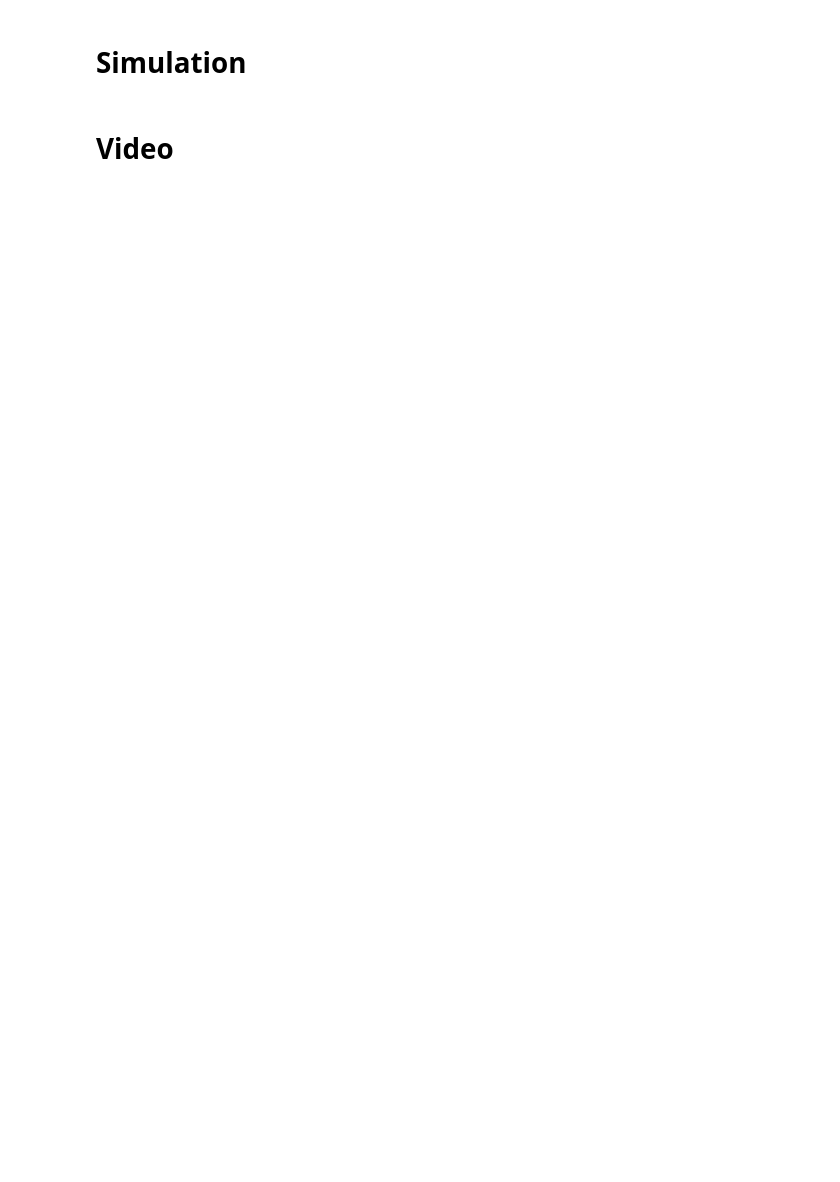
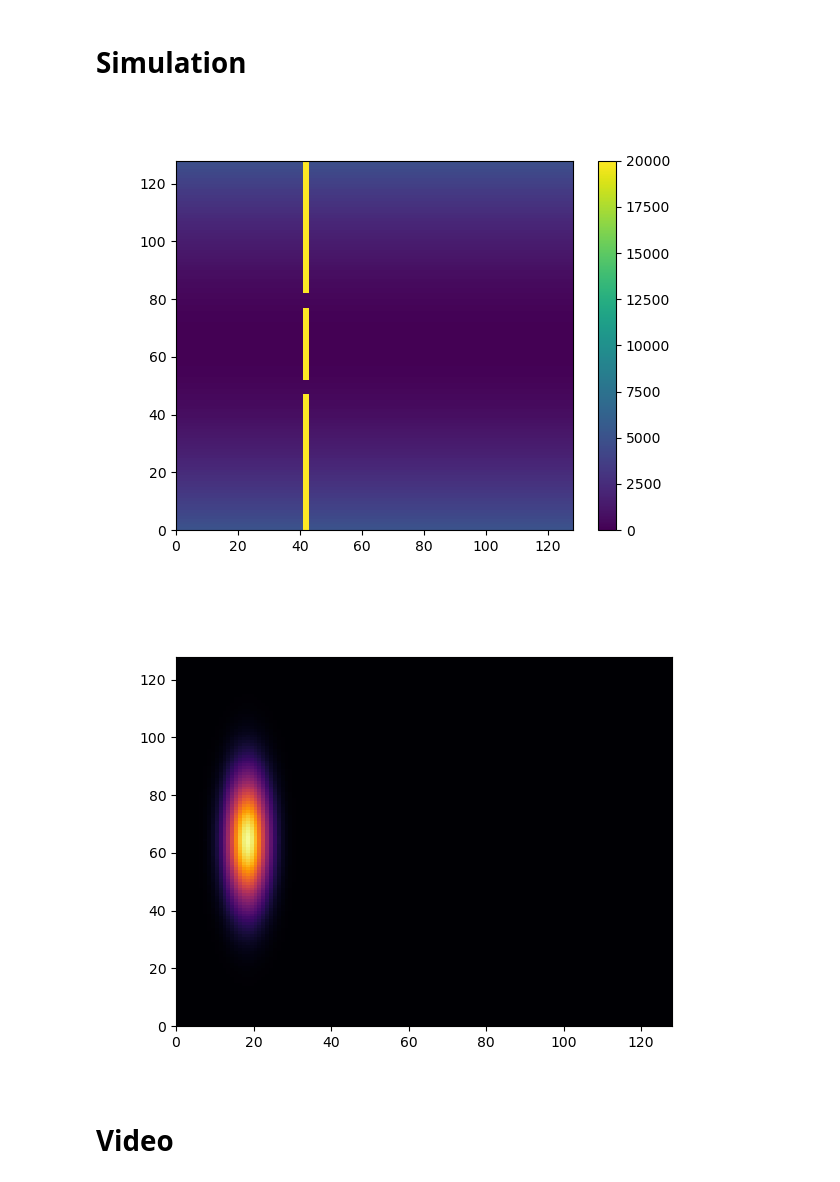
Before and after one commit to jannosch/qsynthi_prototyping, a Jupyter notebook: sim_test.ipynb, the cells around one changed output. Saved outputs shown, nothing was run; the diff lists cells and outputs as text; code cells hidden in the pictures; blank space fills up the shorter version.

Commit message:
add height and barrier x pos to sim

```diff
--- a/sim_test.ipynb
+++ b/sim_test.ipynb
@@ -11,30 +11,38 @@ import simulation
 n = 128
 sim_speed = 0.004
 sim_fps = 500
-duration = 6
+duration = 8
 frame_amount = duration * sim_fps
 
-initial_state = np.array([[simulation.gaussian(x, y, n, offset=[-0.6, 0.0], width=0.15) for x in range(n)] for y in range(n)])
-# initial_state = np.array([[simulation.gaussian_impulse(x, y, n, offset=[-0.6, 0.0], width=0.15, impulse=0.1) for x in range(n)] for y in range(n)])
+# initial_state = np.array([[simulation.gaussian(x, y, n, offset=[-0.7, 0.0], width=0.15, height=0.6) for x in range(n)] for y in range(n)])
+# initial_state = np.array([[simulation.gaussian_x_impulse(x, y, n, offset=[-0.7, 0.0], width=0.15, height=0.6, impulse=0.03) for x in range(n)] for y in range(n)])
+initial_state = np.array([[simulation.gaussian_x_impulse(x, y, n, offset=[-0.72, 0.0], width=0.075, height=0.3, impulse=0.04) for x in range(n)] for y in range(n)])
 # initial_state = np.array([[simulation.gaussian(x, y, n, offset=[-0.6, 0.0], width=0.05) for x in range(n)] for y in range(n)]) + np.array([[simulation.gaussian(x, y, n, offset=[-0.62, 0.0], width=0.05, imag=True) for x in range(n)] for y in range(n)])
-potential = np.array([[simulation.parabola(x, y, n, offset=[0, 0], factor=10000) for x in range(n)] for y in range(n)])
+potential = np.array([[simulation.parabola(x, y, n, offset=[0, 0], factor=5000) for x in range(n)] for y in range(n)])
 # potential = np.array([[complex(0, 0) for x in range(n)] for y in range(n)])
 
+barrier_x = n // 3 - 1
 barrier_width = 2
 multi_slit = [(-15, -13), (-8, -6), (-1, 1), (6, 8), (13, 15)]
-double_slit = [(-8, -3), (3, 8)]
-single_slit = [(-3, 3)]
-slits = double_slit
+double_slit = [(-5, -1), (2, 6)]
+wide_double_slit = [(-35, -25), (26, 36)]
+half_wide_double_slit = [(-17, -12), (13, 18)]
+single_slit = [(-6, 7)]
+slits = half_wide_double_slit
 
 # action
-frames = simulation.sim(n, sim_fps, duration, slits, barrier_width, sim_speed, initial_state=initial_state, potential=potential)
+frames = simulation.sim(n, sim_fps, duration, slits, barrier_x, barrier_width, sim_speed, initial_state=initial_state, potential=potential, wall_width=4)
 # %%
 import matplotlib
 plt.figure()
 plt.pcolormesh(np.abs(frames[0]) ** 2, cmap='inferno', norm=matplotlib.colors.PowerNorm(vmin=0, vmax=np.max(np.square(np.abs(frames))), gamma=0.4))
-# plt.pcolormesh(np.abs(potential), vmin=0, vmax=20000)
+plt.figure()
+plt.pcolormesh(np.abs(potential), vmin=0, vmax=20000)
 plt.colorbar()
 plt.show()
+# %% [output]
+[figure, added]
+[figure, added]
 # %% [markdown]
 # Video
 # %%
```
Also changed, not shown: parts of 1 cell of this notebook, 7 other files.
